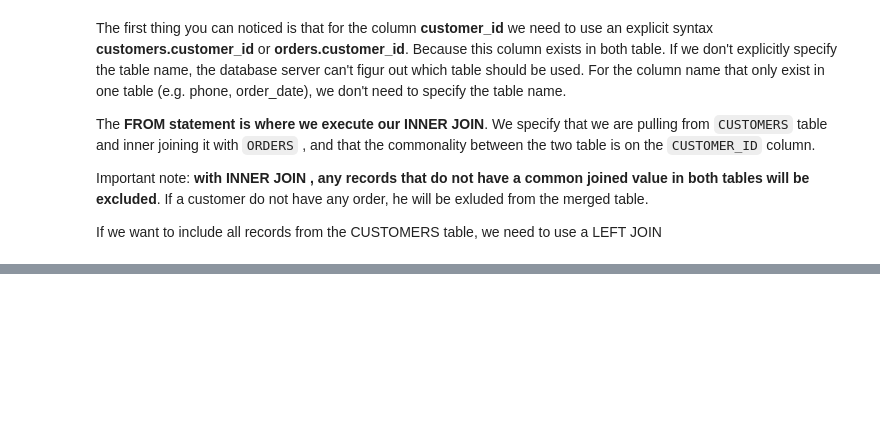
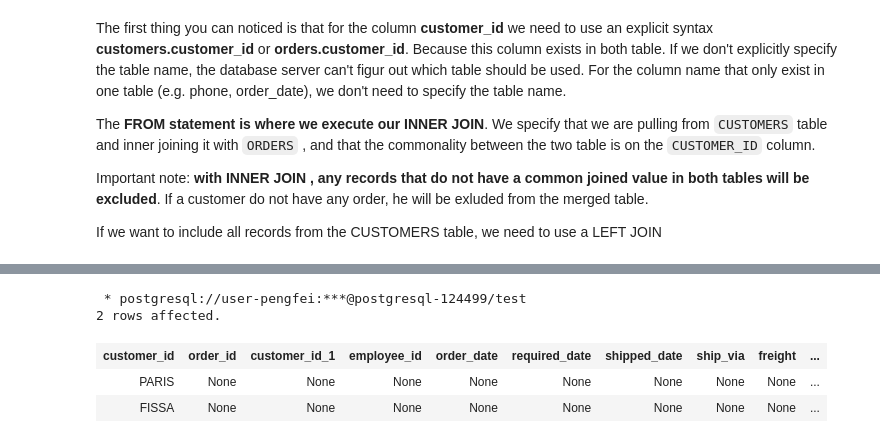
Before and after one commit to pengfei99/LearningSQL, a Jupyter notebook: Insee/notebooks/05.Join.ipynb, the cells around one changed output, grey strips where cells are left out. Drawn from its saved outputs; the diff is of its cells as text; code cells hidden in the pictures; blank space fills up the shorter version.

```diff
--- a/Insee/notebooks/05.Join.ipynb
+++ b/Insee/notebooks/05.Join.ipynb
@@ -136,3 +181,17 @@ WHERE ORDER_ID IS NULL
+# %%
+%%sql
+
+select c.customer_id, o.*
+from customers c
+left join orders o
+on c.customer_id=o.customer_id
+where order_id is null
+# %% [output]
+ * postgresql://user-pengfei:***@postgresql-124499/test
+2 rows affected.
+| customer_id | order_id | customer_id_1 | employee_id | order_date | required_date | shipped_date | ship_via | freight | ... |
+| PARIS | None | None | None | None | None | None | None | None | ... |
+| FISSA | None | None | None | None | None | None | None | None | ... |
 # %%
 ## 5.3 right join
 
```
Also changed, not shown: parts of 9 cells of this notebook, 1 other file.
